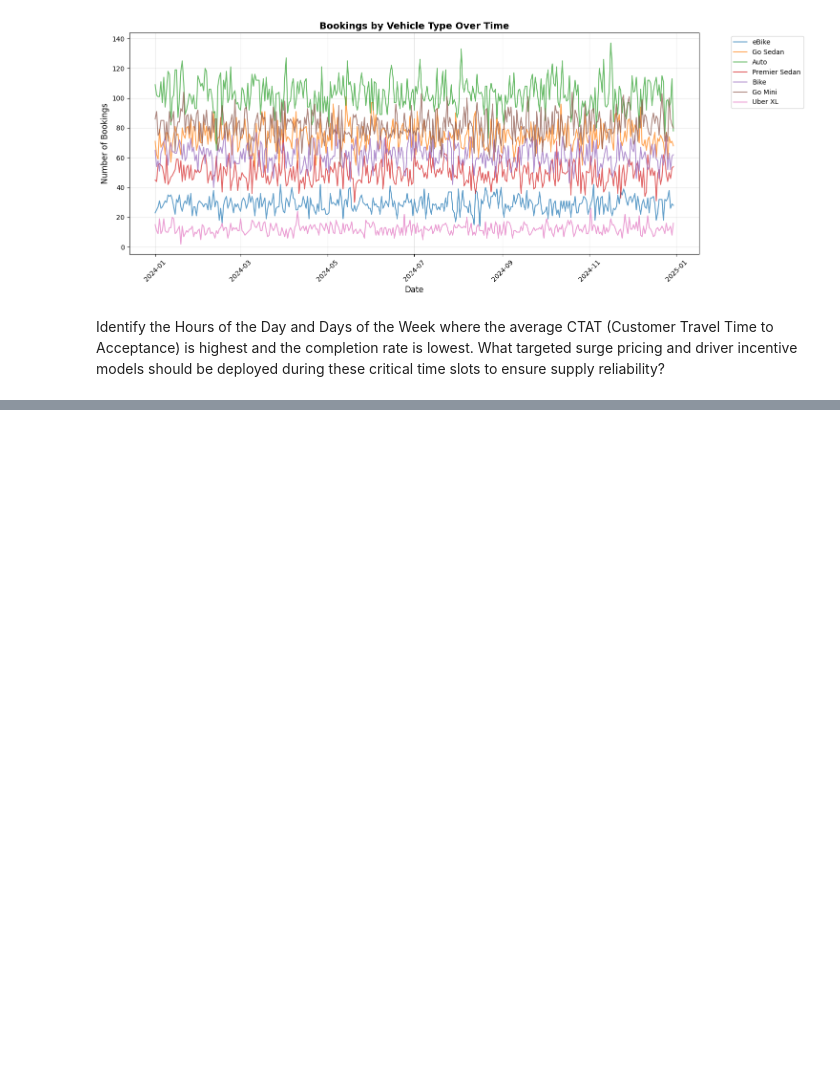
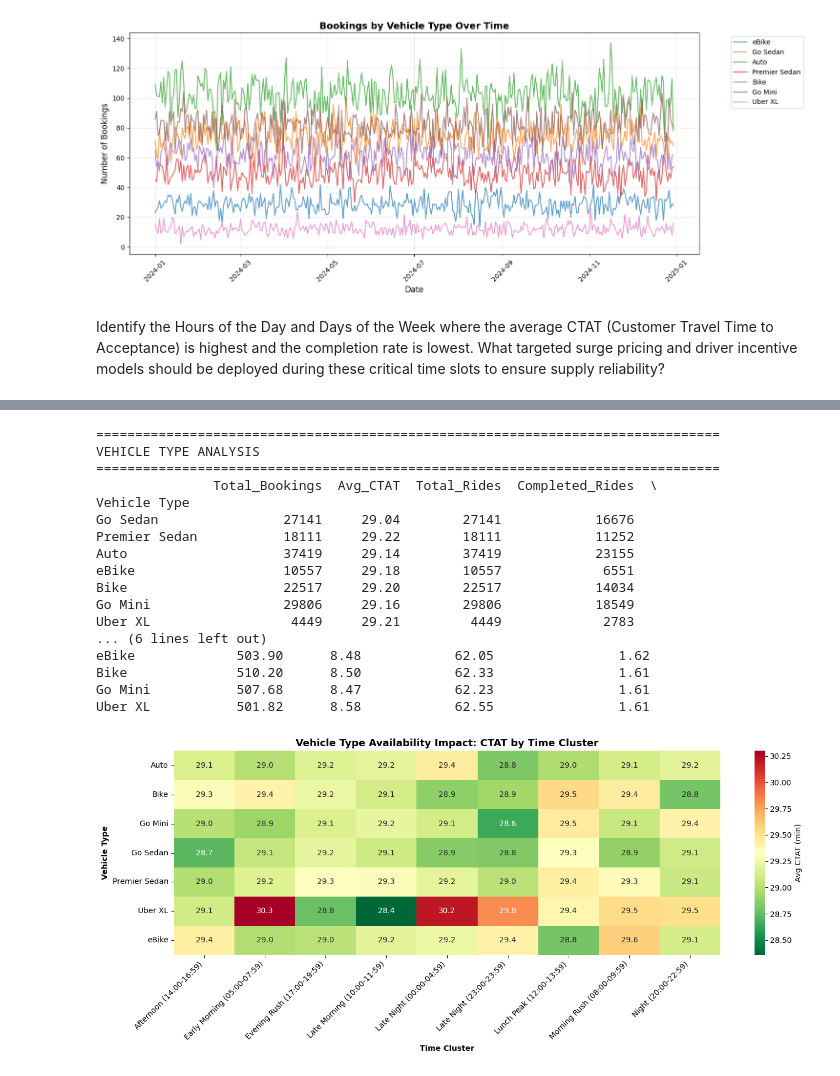
Before and after one commit to satya00089/ai-solutions-for-uber, a Jupyter notebook: ai-solutions-for-uber.ipynb, the cells around one changed output, grey strips where cells are left out. Cells and saved outputs as stored; diff of their text form; code cells hidden in the pictures; blank space fills up the shorter version.

```diff
--- a/ai-solutions-for-uber.ipynb
+++ b/ai-solutions-for-uber.ipynb
@@ -217,0 +749,66 @@ df.groupby('DayOfWeek_Num')['Hour']
+# %%
+# Analyze impact of vehicle type on CTAT and completion rate
+print("="*80)
+print("VEHICLE TYPE ANALYSIS")
+print("="*80)
+
+# Calculate metrics by vehicle type
+vehicle_analysis = df.groupby('Vehicle Type').agg({
+    'Booking ID': 'count',
+    'Avg CTAT': 'mean',
+    'Booking Status': [
+        ('Total', 'count'),
+        ('Completed', lambda x: (x == 'Completed').sum())
+    ],
+    'Booking Value': 'mean',
+    'Avg VTAT': 'mean'
+}).round(2)
+
+vehicle_analysis.columns = ['Total_Bookings', 'Avg_CTAT', 'Total_Rides', 'Completed_Rides', 'Avg_Value', 'Avg_VTAT']
+vehicle_analysis['Completion_Rate'] = (vehicle_analysis['Completed_Rides'] / vehicle_analysis['Total_Rides'] * 100).round(2)
+vehicle_analysis['Supply_Issue_Score'] = ((vehicle_analysis['Avg_CTAT'] / vehicle_analysis['Avg_CTAT'].min()) *
+                                           (100 / vehicle_analysis['Completion_Rate'])).round(2)
+
+print(vehicle_analysis.sort_values('Supply_Issue_Score', ascending=False))
+
+# Vehicle type by time cluster analysis
+vehicle_time = df.copy()
+vehicle_time['Time_Cluster'] = vehicle_time['Hour'].apply(assign_time_cluster)
+
+vehicle_time_stats = vehicle_time.groupby(['Vehicle Type', 'Time_Cluster']).agg({
+    'Booking ID': 'count',
+    'Avg CTAT': 'mean',
+    'Booking Status': lambda x: (x == 'Completed').sum() / len(x) * 100
+}).round(2)
+vehicle_time_stats.columns = ['Bookings', 'Avg_CTAT', 'Completion_Rate']
+
+# Pivot for heatmap
+vehicle_ctat_pivot = vehicle_time.groupby(['Vehicle Type', 'Time_Cluster'])['Avg CTAT'].mean().unstack()
+
+plt.figure(figsize=(14, 6))
+sns.heatmap(vehicle_ctat_pivot, cmap='RdYlGn_r', annot=True, fmt='.1f', cbar_kws={'label': 'Avg CTAT (min)'})
+plt.title('Vehicle Type Availability Impact: CTAT by Time Cluster', fontweight='bold', fontsize=13)
+plt.xlabel('Time Cluster', fontweight='bold')
+plt.ylabel('Vehicle Type', fontweight='bold')
+plt.xticks(rotation=45, ha='right')
+plt.tight_layout()
+plt.show()
+# %% [output]
+================================================================================
+VEHICLE TYPE ANALYSIS
+================================================================================
+               Total_Bookings  Avg_CTAT  Total_Rides  Completed_Rides  \
+Vehicle Type
+Go Sedan                27141     29.04        27141            16676
+Premier Sedan           18111     29.22        18111            11252
+Auto                    37419     29.14        37419            23155
+eBike                   10557     29.18        10557             6551
+Bike                    22517     29.20        22517            14034
+Go Mini                 29806     29.16        29806            18549
+Uber XL                  4449     29.21         4449             2783
+... (6 lines left out)
+eBike             503.90      8.48            62.05                1.62
+Bike              510.20      8.50            62.33                1.61
+Go Mini           507.68      8.47            62.23                1.61
+Uber XL           501.82      8.58            62.55                1.61
+[figure, added]
```
Also changed, not shown: parts of 9 cells of this notebook.
